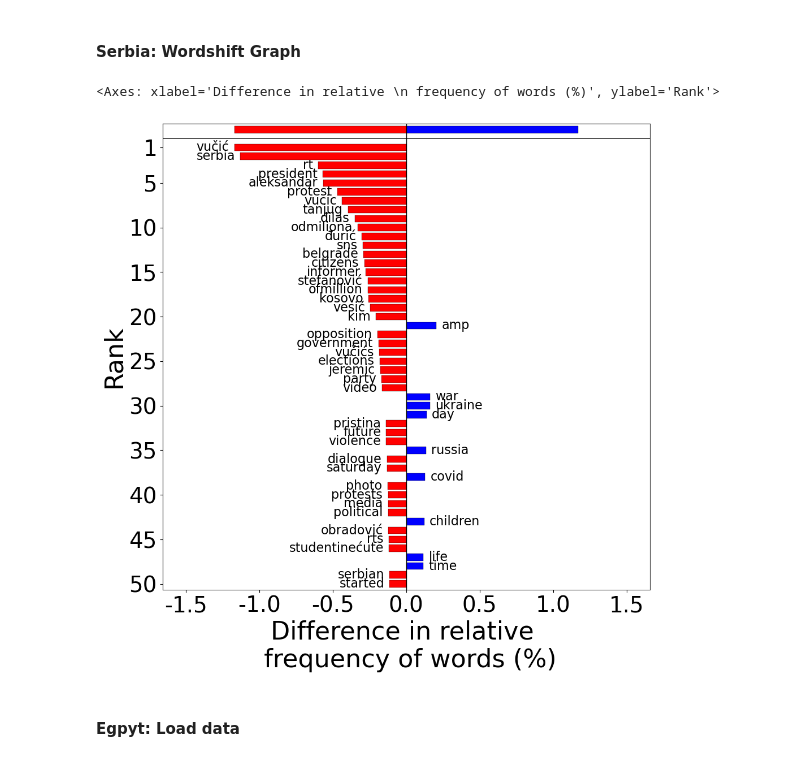
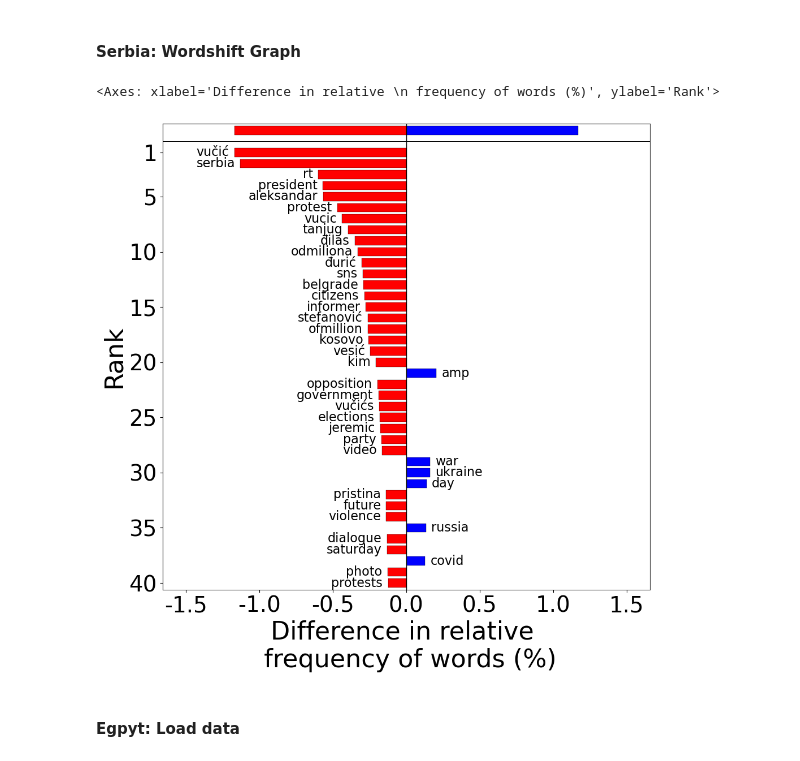
Before and after one commit to osome-iu/io-coordinated-replies, a Jupyter notebook: RQ1/3_serbia_egypt_wordshift.ipynb, the cells around one changed output. Drawn from its saved outputs; the diff is of its cells as text; code cells hidden in the pictures.

Commit message:
plots added

```diff
--- a/RQ1/3_serbia_egypt_wordshift.ipynb
+++ b/RQ1/3_serbia_egypt_wordshift.ipynb
@@ -100,40 +100,40 @@ proportion_shift = sh.ProportionShift(type2freq_1=target,
 proportion_shift.get_shift_graph(
      # detailed=True,
     ax=ax,
-     top_n=50,
+     top_n=40,
 
     detailed=False,
      text_size_inset=False,
      cumulative_inset=False,
     show_plot=None,
      title='',
      filename='./../plots/serbia_words.png',
     system_names=['Targeted tweets', 'Control tweets'],
     tight=True,
     all_pos_contributions=False,
     # show_total=False,
 
     xlabel='Difference in relative \n frequency of words (%)',
     label_fontsize=16,
     xtick_fontsize=28,
     ytick_fontsize=28,
     xlabel_fontsize=32,
     ylabel_fontsize=32,
     score_colors={"neg_total": 'red',
                   'pos_total': 'blue',
                   'pos_s_pos_p': 'red',
                   'pos_s_neg_p': 'blue',
                   'pos_s': 'blue',
                   'neg_s': 'red'
                  },
     alpha_fade=0.5,
     pos_text_size_inset=[0.75, 0.65, 0.2, 0.2],
     pos_cumulative_inset= [0.2, 0.3, 0.175, 0.175],
     cumulative_xlabel= 'Sum of relative \nfrequency(%)',
     )
 # %% [output]
 <Axes: xlabel='Difference in relative \n frequency of words (%)', ylabel='Rank'>
-[figure, old version]
+[figure, new version]
 # %%
 # https://arxiv.org/pdf/2008.02250
 # %% [markdown]
```
Also changed, not shown: parts of 2 cells of this notebook, 2 other files.
